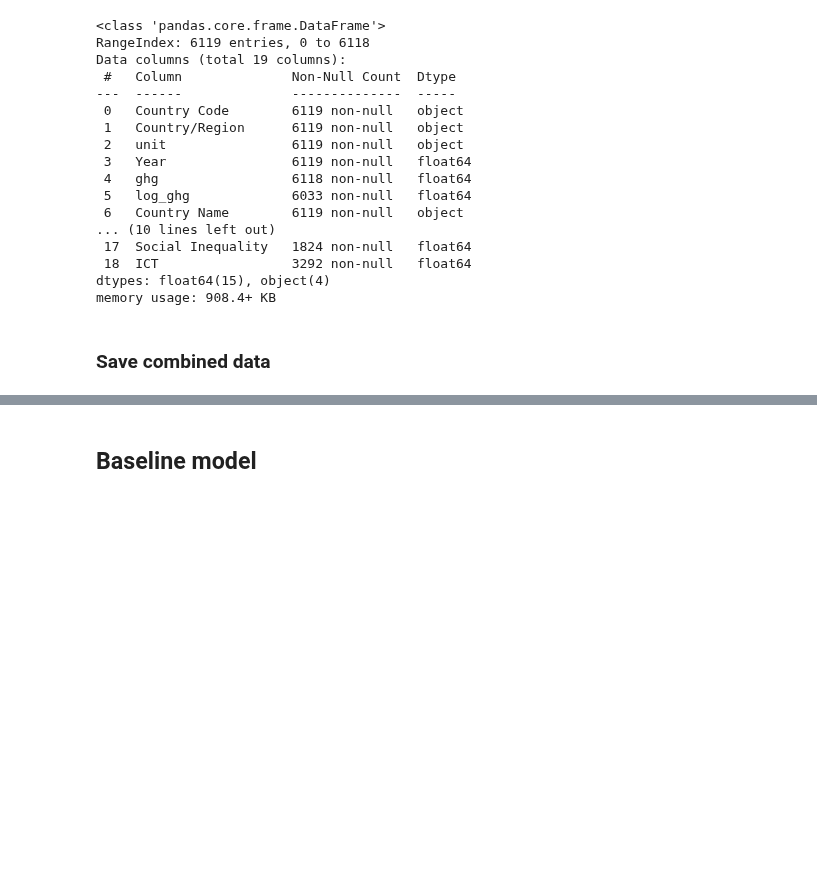
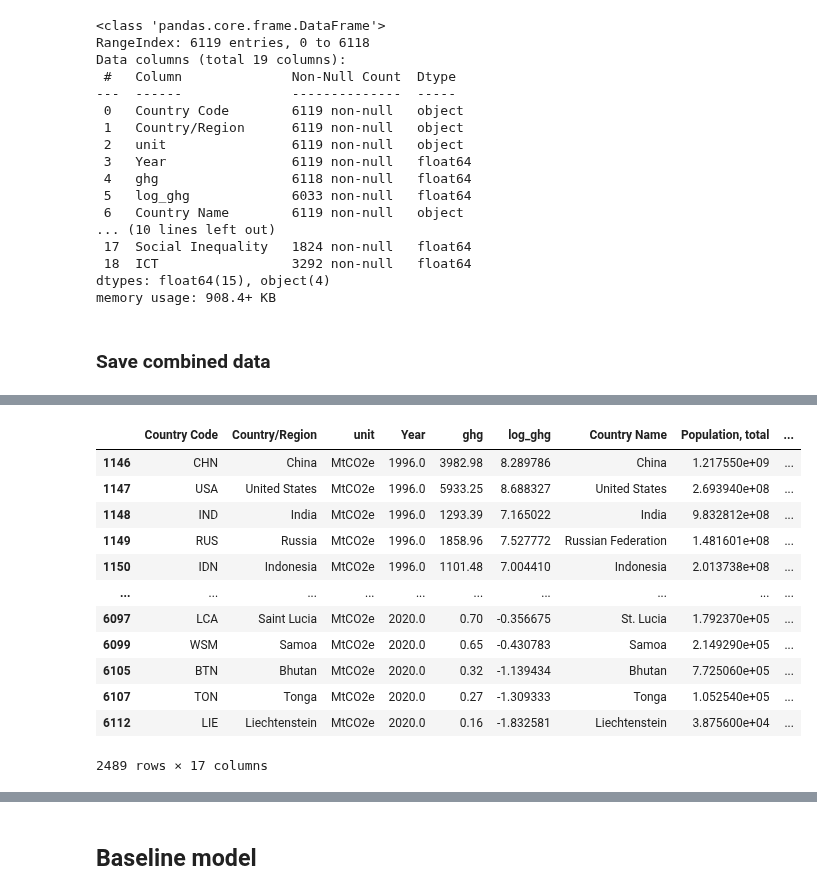
Before and after one commit to marcbarc19/DataScienceExam, a Jupyter notebook: ghg-modelling.ipynb, the cells around one changed output, grey strips where cells are left out. Saved outputs shown, nothing was run; the diff lists cells and outputs as text; code cells hidden in the pictures; blank space fills up the shorter version.

```diff
--- a/ghg-modelling.ipynb
+++ b/ghg-modelling.ipynb
@@ -357,0 +389,8 @@ plt.show()
+# %%
+lag_years = 5
+
+# Group the DataFrame by country
+grouped = ghg.groupby('Country Code')
+
+# Lag the target variable within each group
+ghg['y_lagged'] = grouped['log_ghg'].shift(-4)
@@ -357,0 +408,16 @@ plt.show()
+# %%
+display(ghg)
+# %% [output]
+|  | Country Code | Country/Region | unit | Year | ghg | log_ghg | Country Name | Population, total | ... |
+| 1146 | CHN | China | MtCO2e | 1996.0 | 3982.98 | 8.289786 | China | 1.217550e+09 | ... |
+| 1147 | USA | United States | MtCO2e | 1996.0 | 5933.25 | 8.688327 | United States | 2.693940e+08 | ... |
+| 1148 | IND | India | MtCO2e | 1996.0 | 1293.39 | 7.165022 | India | 9.832812e+08 | ... |
+| 1149 | RUS | Russia | MtCO2e | 1996.0 | 1858.96 | 7.527772 | Russian Federation | 1.481601e+08 | ... |
+| 1150 | IDN | Indonesia | MtCO2e | 1996.0 | 1101.48 | 7.004410 | Indonesia | 2.013738e+08 | ... |
+| ... | ... | ... | ... | ... | ... | ... | ... | ... | ... |
+| 6097 | LCA | Saint Lucia | MtCO2e | 2020.0 | 0.70 | -0.356675 | St. Lucia | 1.792370e+05 | ... |
+| 6099 | WSM | Samoa | MtCO2e | 2020.0 | 0.65 | -0.430783 | Samoa | 2.149290e+05 | ... |
+| 6105 | BTN | Bhutan | MtCO2e | 2020.0 | 0.32 | -1.139434 | Bhutan | 7.725060e+05 | ... |
+| 6107 | TON | Tonga | MtCO2e | 2020.0 | 0.27 | -1.309333 | Tonga | 1.052540e+05 | ... |
+| 6112 | LIE | Liechtenstein | MtCO2e | 2020.0 | 0.16 | -1.832581 | Liechtenstein | 3.875600e+04 | ... |
+2489 rows × 17 columns
```
Also changed, not shown: parts of 17 cells of this notebook.
